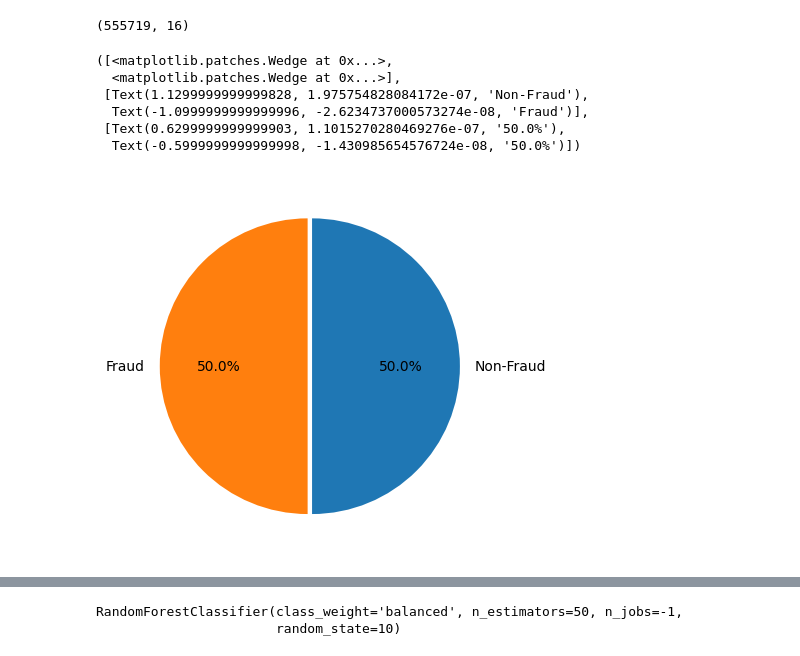
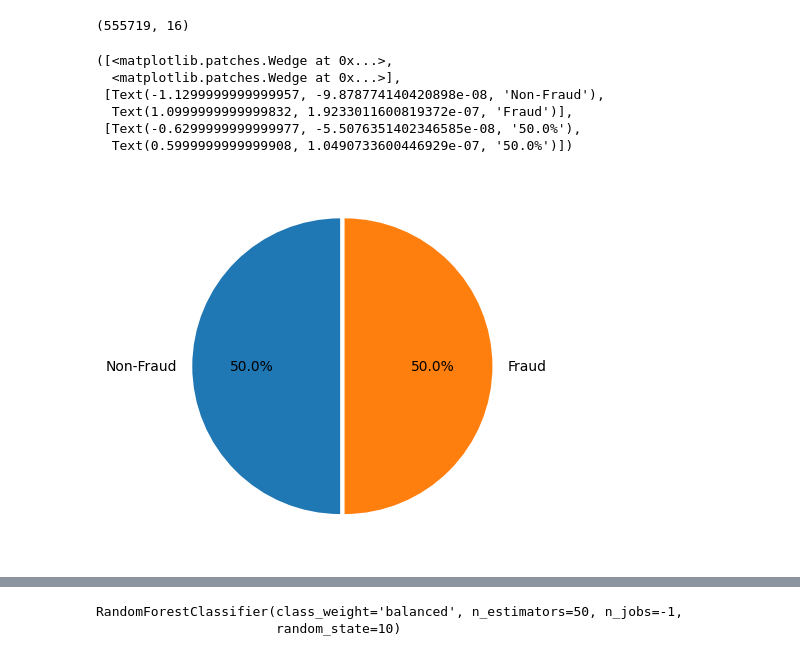
Before and after one commit to Oli-George/Machine-Learning, a Jupyter notebook: main.ipynb, the cells around one changed output, grey strips where cells are left out. Cells and saved outputs as stored; diff of their text form; code cells hidden in the pictures.

```diff
--- a/main.ipynb
+++ b/main.ipynb
@@ -121,16 +121,16 @@ for fold, (train_index, val_index) in enumerate(skf.split(X_train, y_train)):
 
     X_train_scaled, y_train_scaled = smote.fit_resample(X_fold_train, y_fold_train)
 # %%
-class_counts = y_train_scaled.value_counts().sort_index()
-plt.pie(class_counts.values, labels=['Non-Fraud', 'Fraud'], autopct='%1.1f%%', explode=(0.03, 0), startangle=270)
+class_counts = y_train_scaled.value_counts()
+plt.pie(class_counts.values, labels=['Non-Fraud', 'Fraud'], autopct='%1.1f%%', explode=(0.03, 0), startangle=90)
 # %% [output]
 ([<matplotlib.patches.Wedge at 0x...>,
   <matplotlib.patches.Wedge at 0x...>],
- [Text(1.1299999999999828, 1.975754828084172e-07, 'Non-Fraud'),
-  Text(-1.0999999999999996, -2.6234737000573274e-08, 'Fraud')],
- [Text(0.6299999999999903, 1.1015270280469276e-07, '50.0%'),
-  Text(-0.5999999999999998, -1.430985654576724e-08, '50.0%')])
+ [Text(-1.1299999999999957, -9.878774140420898e-08, 'Non-Fraud'),
+  Text(1.0999999999999832, 1.9233011600819372e-07, 'Fraud')],
+ [Text(-0.6299999999999977, -5.5076351402346585e-08, '50.0%'),
+  Text(0.5999999999999908, 1.0490733600446929e-07, '50.0%')])
-[figure, old version]
+[figure, new version]
 # %%
 # I tried running the RandomizedSearchCV, but it took 99 mins to complete. So I just took the best hyperparams it gave me.
 '''param_grid = {
```
Also changed, not shown: parts of 2 cells of this notebook.
